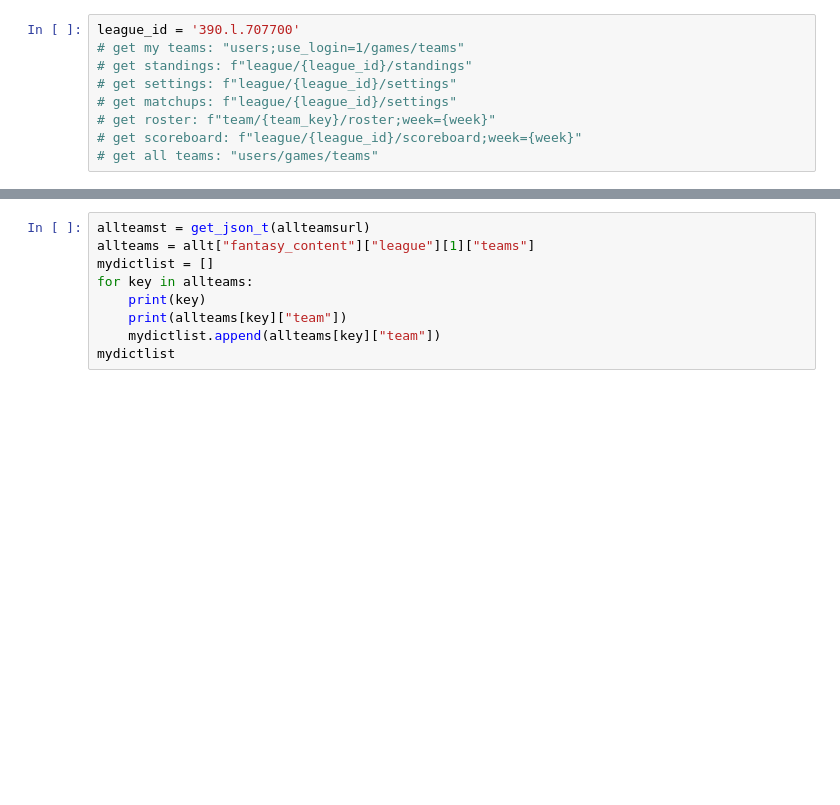
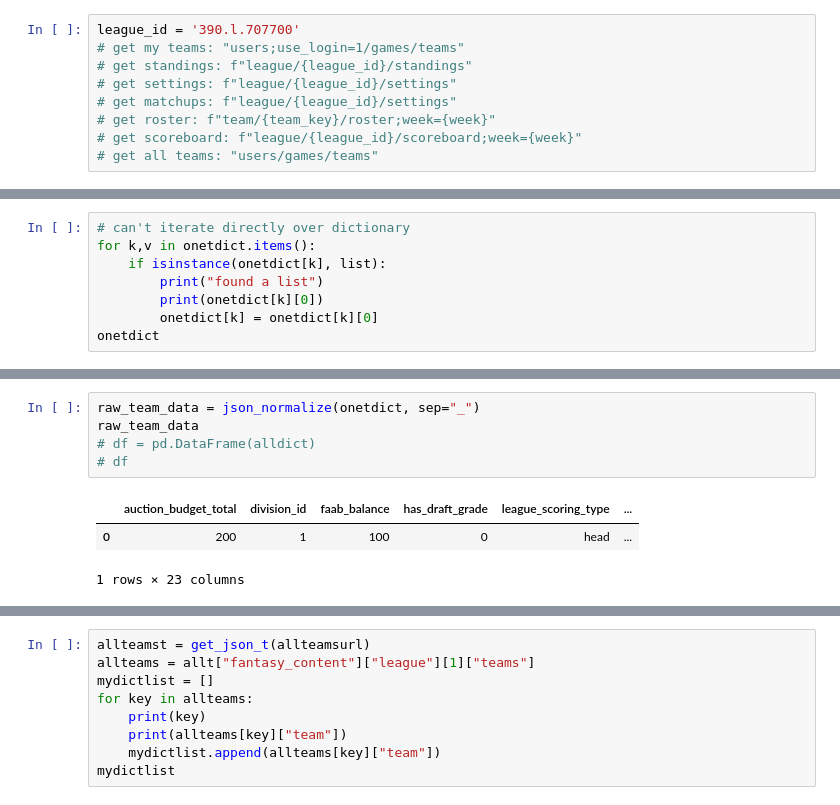
Before and after one commit to JGH85/ffyahooJupyter, a Jupyter notebook: FantasyAPItest.ipynb, the cells around one changed output, grey strips where cells are left out. Saved outputs shown, nothing was run; the diff lists cells and outputs as text; blank space fills up the shorter version.

```diff
--- a/FantasyAPItest.ipynb
+++ b/FantasyAPItest.ipynb
@@ -123,0 +240,8 @@ league_id = '390.l.707700'
+# %%
+# can't iterate directly over dictionary
+for k,v in onetdict.items():
+    if isinstance(onetdict[k], list):
+        print("found a list")
+        print(onetdict[k][0])
+        onetdict[k] = onetdict[k][0]
+onetdict
@@ -124 +270,10 @@ league_id = '390.l.707700'
+# %%
+raw_team_data = json_normalize(onetdict, sep="_")
+raw_team_data
+# df = pd.DataFrame(alldict)
+# df
+# %% [output]
+|  | auction_budget_total | division_id | faab_balance | has_draft_grade | league_scoring_type | ... |
+| 0 | 200 | 1 | 100 | 0 | head | ... |
+1 rows × 23 columns
 # %%
```
Also changed, not shown: parts of 18 cells of this notebook.
